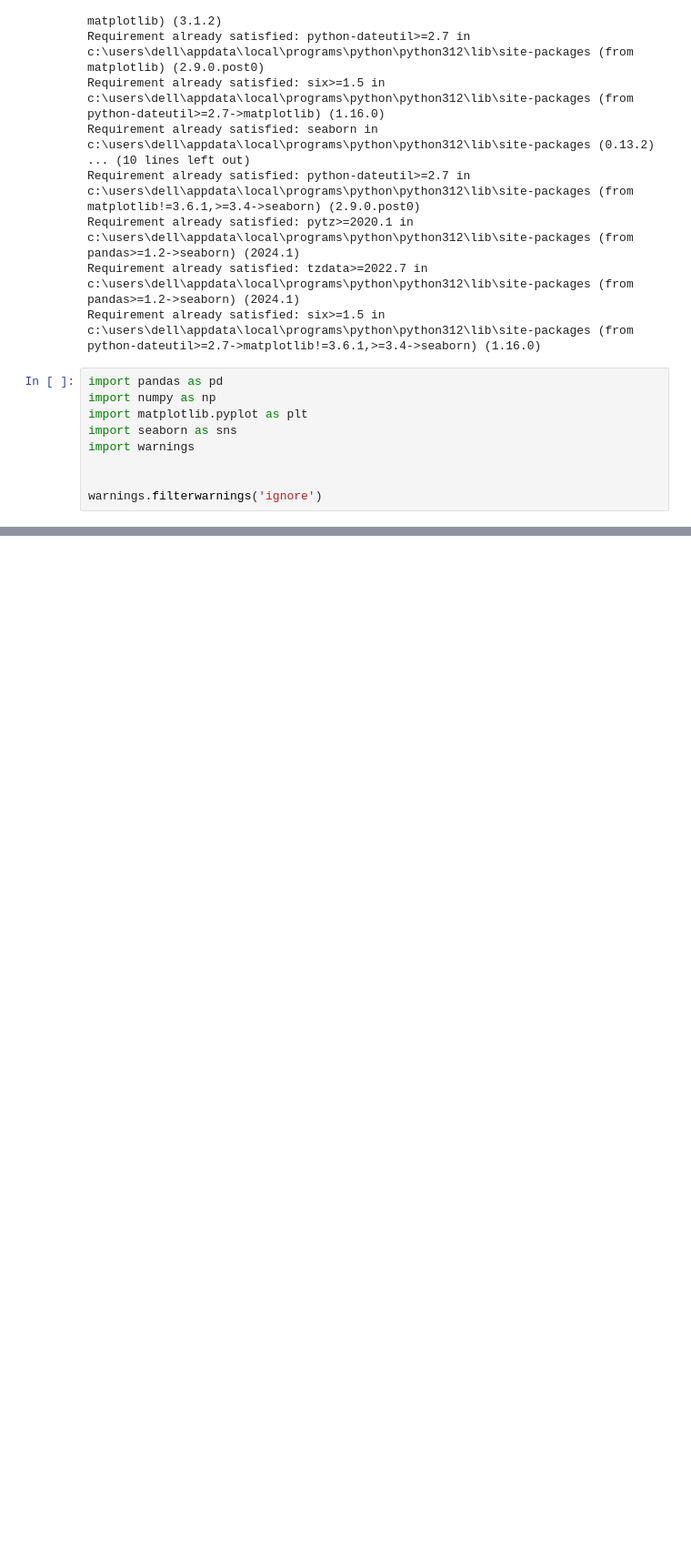
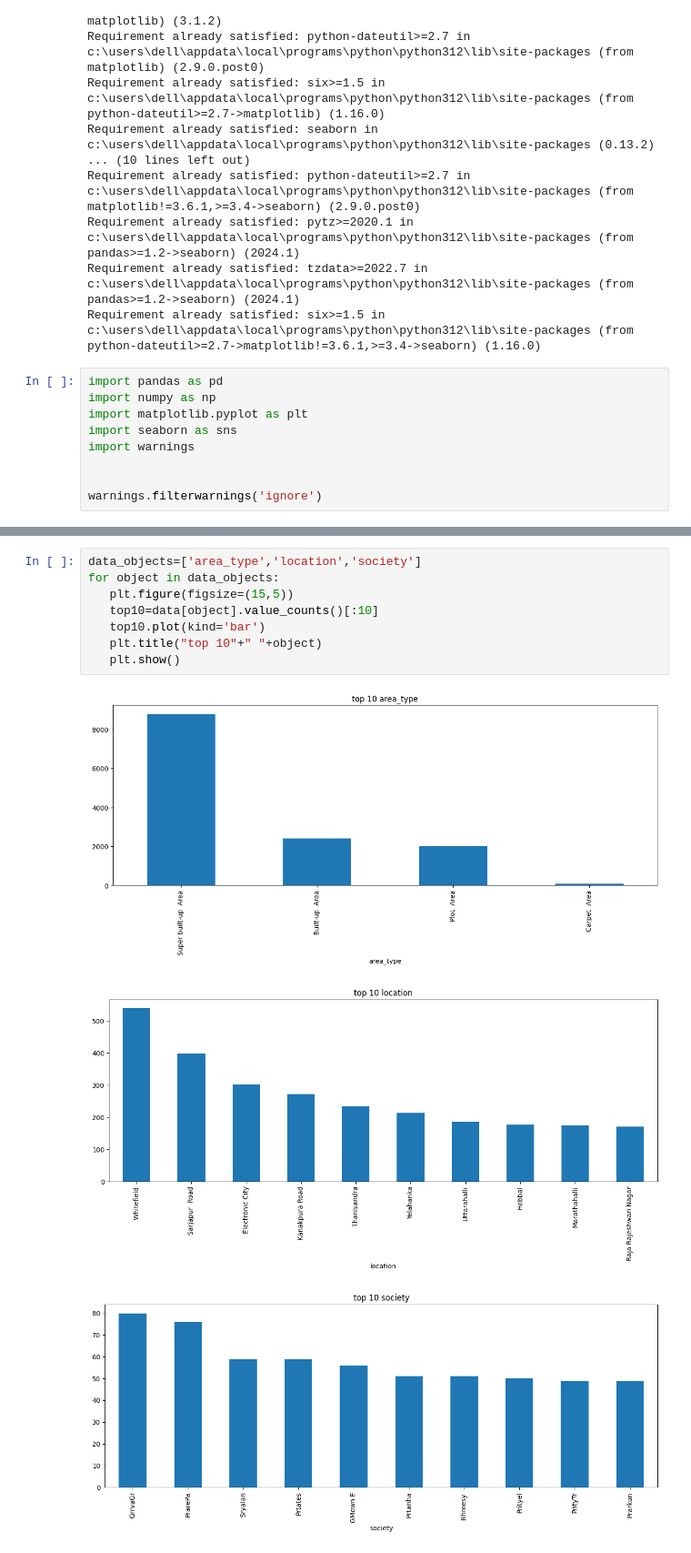
Before and after one commit to khawlabel/projet_Ml, a Jupyter notebook: projet_Ml.ipynb, the cells around one changed output, grey strips where cells are left out. Shown at 91% size. Drawn from its saved outputs; the diff is of its cells as text; blank space fills up the shorter version.

```diff
--- a/projet_Ml.ipynb
+++ b/projet_Ml.ipynb
@@ -58,0 +144,12 @@ OSError: [Errno 22] Invalid argument: '\u202aC:\\Users\\DELL\\Desktop\\projet_Ml
+# %%
+data_objects=['area_type','location','society']
+for object in data_objects:
+   plt.figure(figsize=(15,5))
+   top10=data[object].value_counts()[:10]
+   top10.plot(kind='bar')
+   plt.title("top 10"+" "+object)
+   plt.show()
+# %% [output]
+[figure, added]
+[figure, added]
+[figure, added]
```
Also changed, not shown: parts of 34 cells of this notebook.
